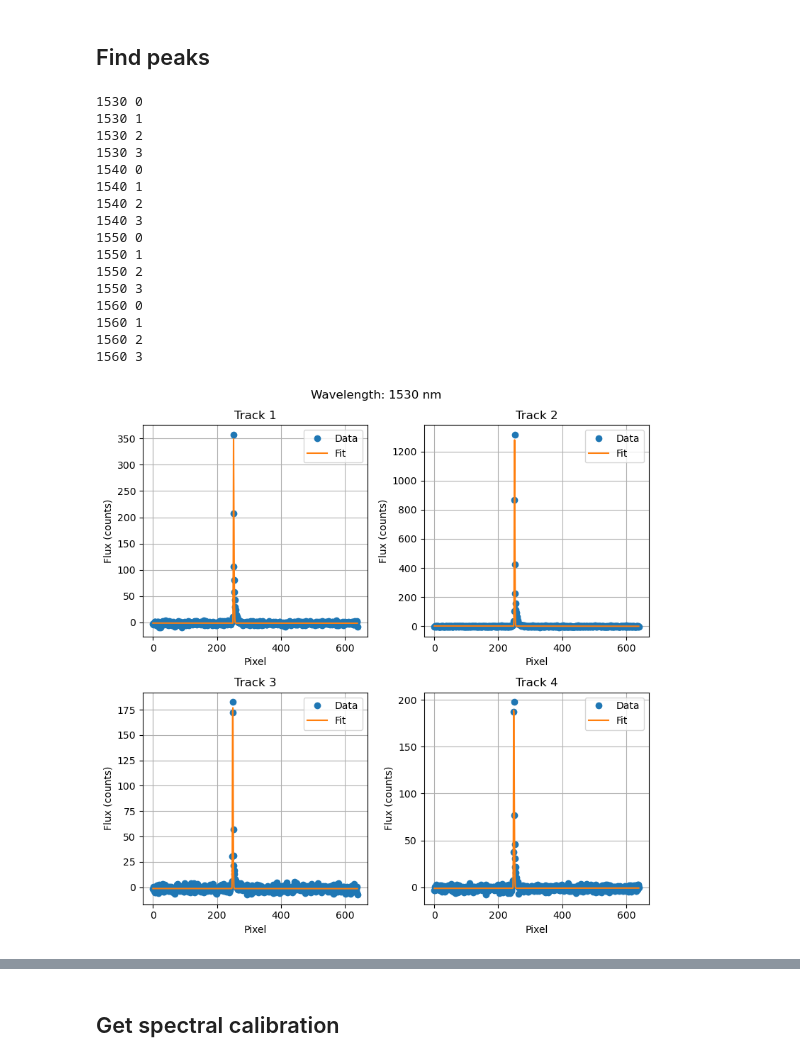
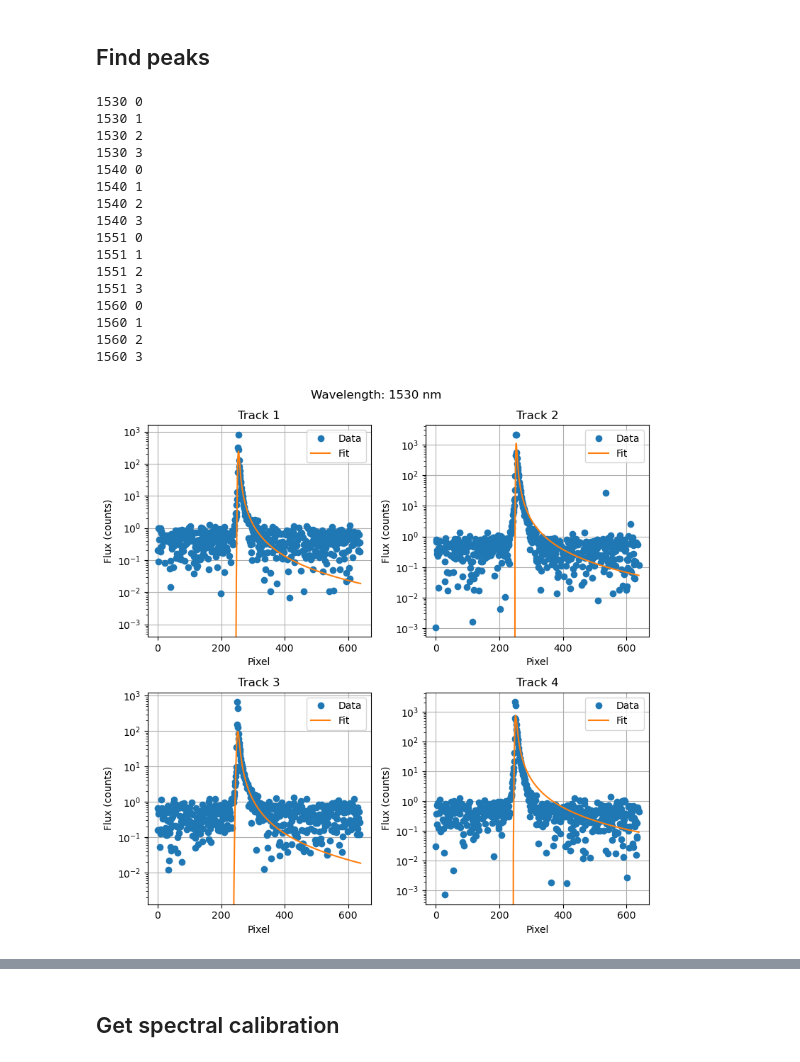
Before and after one commit to VForiel/Kbench, a Jupyter notebook: scripts/spectral_calibration.ipynb, the cells around one changed output, grey strips where cells are left out. Saved outputs shown, nothing was run; the diff lists cells and outputs as text; code cells hidden in the pictures.

```diff
--- a/scripts/spectral_calibration.ipynb
+++ b/scripts/spectral_calibration.ipynb
@@ -135,6 +135,7 @@ inj.set_max()
 # %% [output]
 Injection MAX on channels [0, 1, 2, 3] (segments [138, 137, 136, 135])
 # %%
-nframes = 20
+nframes = 5
+nloop = 100
 crop_mode = 'rectangles'
-lambdas = [1530, 1540, 1550, 1560]
+lambdas = [1530, 1540, 1551, 1560]
@@ -149,3 +142,12 @@ Data saved in /mnt/disk1/archive/2026-06-11_b9ed59a/4_spectral_calibration/spec_
+# %%
+def get_avg_frame(nframes, nloop, crop_mode):
+    flux = []
+    for n in range(nloop):
+        flux.append(cam.get_outputs(stack=nframes, crop_mode=crop_mode))
+
+    flux = np.array(flux)
+    stats = np.array([flux.mean(0), flux.std(0) / nloop**0.5])
+    return stats
 # %% [markdown]
 ## Set tunable laser on 1st wavelength (channel 90, offset -7.220 GHz)
 # %%
@@ -196,7 +198,7 @@ phobos.Config().reload()
 cam.reset()
 cam.check_cropping(crop_mode=crop_mode)
 # Get data
-flux = cam.get_outputs(stack=nframes, crop_mode=crop_mode)
+flux = get_avg_frame(nframes, nloop, crop_mode)
 save_data(path, f'spec_cal_data{lambdas[3]}nm.npy', flux)
 # %% [output]
 ✅ Cred3 reset to configuration defaults.
@@ -318,60 +462,61 @@ def skewed_gaussian_with_ramp(
 ## Find peaks
 # %%
 peaks = []
+peaks_err = []
 n_roi = 4
 
 
 for wl in lambdas:
-    fluxes = np.load(path / f'spec_cal_data{wl}nm.npy')
+    fluxes_stats = np.load(path / f'spec_cal_data{wl}nm.npy')
+    fluxes = fluxes_stats[0]
+    fluxes_std = fluxes_stats[1]
     x = np.arange(fluxes.shape[1])
     temp = []
+    temp_err = []
 
     plt.figure(figsize=(8,8))
     plt.suptitle(f'Wavelength: {wl} nm')
     for i in range(n_roi):
         print(wl, i)
         plt.subplot(2,2,i+1)
         flux = fluxes[i]
-        popt, _ = curve_fit(skewed_gaussian_with_ramp, x, flux,
-                            p0=[flux.max(), x[np.argmax(flux)], 1.1, 0., np.median(flux), 0.0],
-                            bounds=([0, x.min(), 0, -np.inf, -flux.max(), -np.inf], [np.inf, x.max(), np.inf, np.inf, flux.max(), np.inf]))
+        flux_std = fluxes_std[i]
+
+        plt.semilogy(x, flux, 'o', label='Data')
+        popt, pcov = curve_fit(skewed_gaussian_with_ramp, x, flux,
+                            p0=[flux.max(), x[np.argmax(flux)], 1., 0.5, np.median(flux), 0.0],
+                            bounds=([0, x.min(), 0.00001, 0., -flux.max()/100, -np.inf], [np.inf, x.max(), np.inf, 10, flux.max(), np.inf]), max_nfev=20000,
+                            absolute_sigma=True,
+                            sigma=flux_std)
         temp.append(popt[1])
-        plt.plot(x, flux, 'o', label='Data')
-        plt.plot(x, skewed_gaussian_with_ramp(x, *popt), label='Fit')
+        temp_err.append(np.sqrt(np.diag(pcov))[1])
+        plt.semilogy(x, skewed_voigt_with_ramp(x, *popt), label='Fit')
         plt.title(f'Track {i+1}')
         plt.xlabel('Pixel')
         plt.ylabel('Flux (counts)')
         plt.legend()
         plt.grid(True)
     plt.tight_layout()
     peaks.append(temp)
+    peaks_err.append(temp_err)
 
 peaks = np.array(peaks) # (wavelength, track)
-
-# %matplotlib widget
-plt.figure()
-plt.plot(lambdas, peaks, 'o')
-plt.grid()
-plt.legend([f'Track {i+1}' for i in range(peaks.shape[1])], loc='best')
-plt.xlabel('Wavelength (nm)')
-plt.ylabel('Peak position (pixels)')
-plt.title('Peak positions vs. wavelength')
-plt.tight_layout()
+peaks_err = np.array(peaks_err)
 # %% [output]
 1530 0
 1530 1
 1530 2
 1530 3
 1540 0
 1540 1
 1540 2
 1540 3
-1550 0
-1550 1
-1550 2
-1550 3
+1551 0
+1551 1
+1551 2
+1551 3
 1560 0
 1560 1
 1560 2
 1560 3
-[figure, old version]
+[figure, new version]
```
Also changed, not shown: parts of 15 cells of this notebook, 1 other file.
